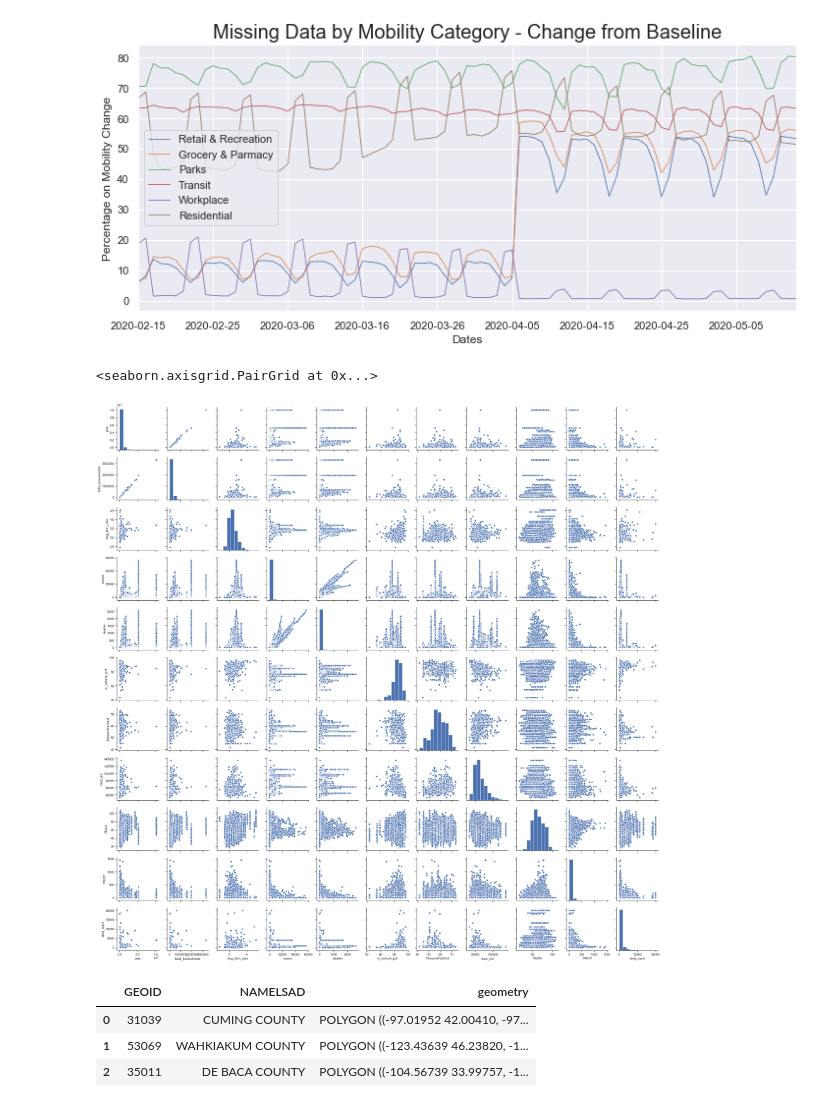
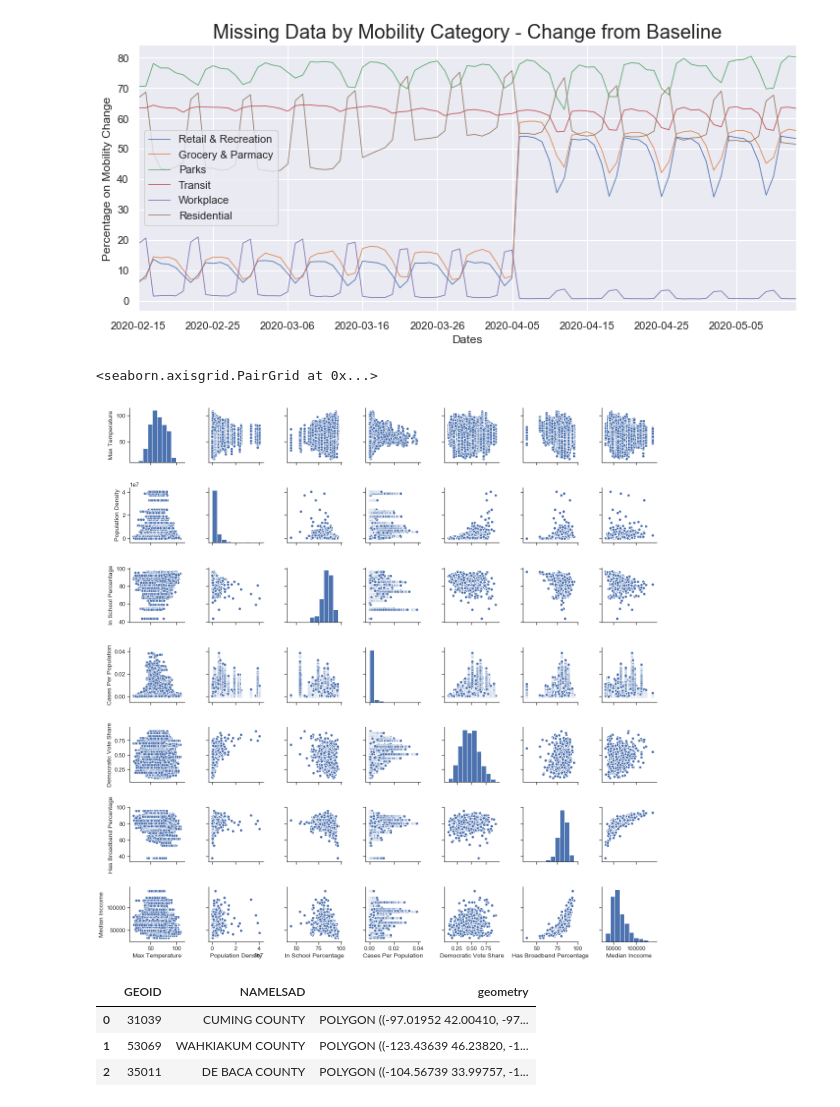
Before and after one commit to LittleAhn/covid19-ml-project, a Jupyter notebook: scripts/building_graphs.ipynb, the cells around one changed output. Saved outputs shown, nothing was run; the diff lists cells and outputs as text; code cells hidden in the pictures.

```diff
--- a/scripts/building_graphs.ipynb
+++ b/scripts/building_graphs.ipynb
@@ -64,13 +64,14 @@ Text(0.5,1,'Missing Data by Mobility Category - Change from Baseline')
 [figure]
 # %%
 df_matrix = df.dropna()
-df_matrix = df_matrix[['pop', 'total_households', 'avg_fam_size', 'cases', 'deaths', 'in_school_pct', 'PercentFluShot',
-                'med_inc',  'TMAX', 'PRCP', 'area_sqmi']]
-sns.set(style="ticks", color_codes=True)
+df_matrix = df_matrix[['TMAX', 'pop_density', 'in_school_pct', 'cases_per_pop', 'voteshare_dem', 'has_broadband_pct', 'med_inc']]
+df_matrix.columns = ['Max Temperature', 'Population Density', 'In School Percentage', 'Cases Per Population',
+                     'Democratic Vote Share', 'Has Broadband Percentage', 'Median Inccome']
+sns.set(style="ticks", color_codes=True, font_scale=1.15)
 sns.pairplot(df_matrix, vars=df_matrix.columns)
 # %% [output]
 <seaborn.axisgrid.PairGrid at 0x...>
-[figure, old version]
+[figure, new version]
 # %%
 import geopandas as gpd
 shape = gpd.read_file('../data_raw/tl_2019_us_county/tl_2019_us_county.shp')
```
Also changed, not shown: parts of 13 cells of this notebook.
